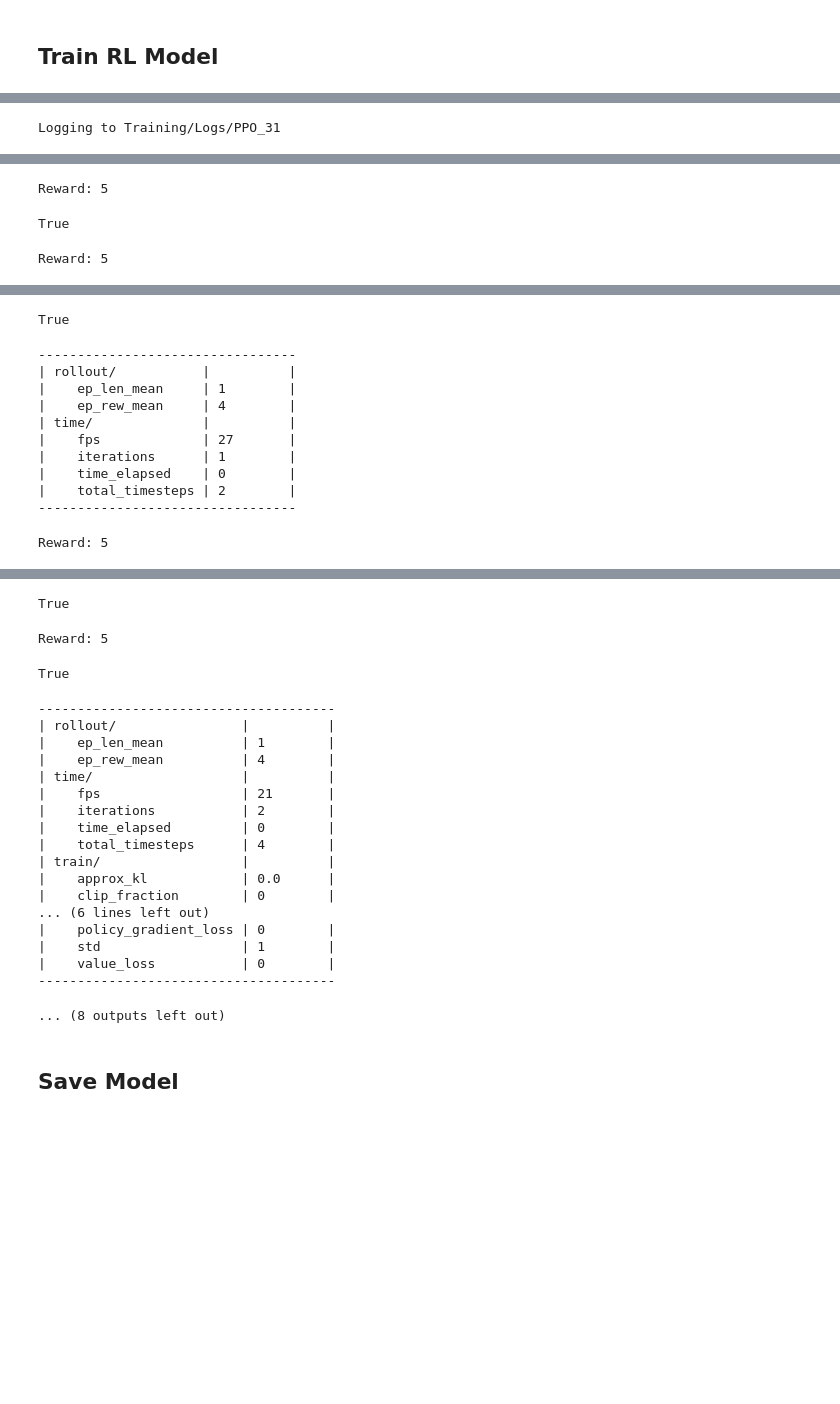
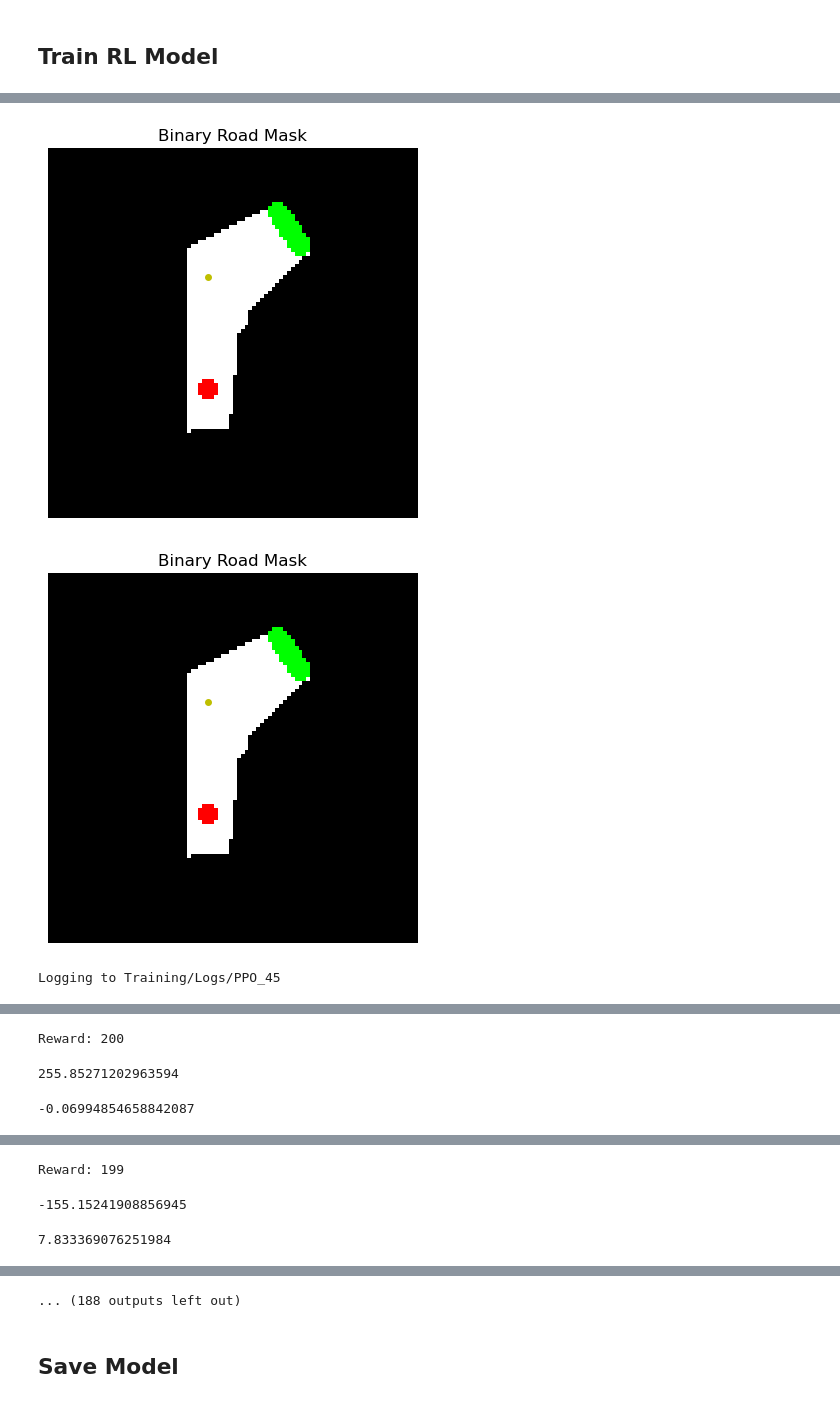
Before and after one commit to olidmrs/Atlas-mobile, a Jupyter notebook: atlas/modeltraining.ipynb, the cells around one changed output, grey strips where cells are left out. Saved outputs shown, nothing was run; the diff lists cells and outputs as text; code cells hidden in the pictures; blank space fills up the shorter version.

```diff
--- a/atlas/modeltraining.ipynb
+++ b/atlas/modeltraining.ipynb
@@ -178,7 +173,7 @@ True
 # %%
 log_path = os.path.join('Training', 'Logs')
 # model = PPO('CnnPolicy', env, verbose = 1, tensorboard_log=log_path)
-model = PPO('MlpPolicy', env, verbose = 2, tensorboard_log=log_path, n_steps=2)
+model = PPO('MlpPolicy', env, verbose = 2, tensorboard_log=log_path, n_steps=50)
 # %% [output]
 Using cpu device
 Wrapping the env with a `Monitor` wrapper
@@ -188,10 +183,12 @@ Info: (n_steps=2 and n_envs=1)
   warnings.warn(
 # %%
 env.reset()
-model.learn(total_timesteps=50, progress_bar=True, )
+model.learn(total_timesteps=250, progress_bar=True, )
 # %% [output]
+[figure, added]
+[figure, added]
-Logging to Training/Logs/PPO_31
+Logging to Training/Logs/PPO_45
 [interactive output not drawn]
-Reward: 5
+Reward: 200
-True
+255.85271202963594
-Reward: 5
+-0.06994854658842087
@@ -198,12 +196,3 @@ Reward: 5
-True
+Reward: 199
----------------------------------
-| rollout/           |          |
-|    ep_len_mean     | 1        |
-|    ep_rew_mean     | 4        |
-| time/              |          |
-|    fps             | 27       |
-|    iterations      | 1        |
-|    time_elapsed    | 0        |
-|    total_timesteps | 2        |
----------------------------------
+-155.15241908856945
-Reward: 5
+7.833369076251984
@@ -210,23 +200,3 @@ Reward: 5
-True
+... (188 outputs left out)
-Reward: 5
-True
---------------------------------------
-| rollout/                |          |
-|    ep_len_mean          | 1        |
-|    ep_rew_mean          | 4        |
-| time/                   |          |
-|    fps                  | 21       |
-|    iterations           | 2        |
-|    time_elapsed         | 0        |
-|    total_timesteps      | 4        |
-| train/                  |          |
-|    approx_kl            | 0.0      |
-|    clip_fraction        | 0        |
-... (6 lines left out)
-|    policy_gradient_loss | 0        |
-|    std                  | 1        |
-|    value_loss           | 0        |
---------------------------------------
-... (8 outputs left out)
 # %% [markdown]
 ## Save Model
```
Also changed, not shown: parts of 11 cells of this notebook, 17 other files.
